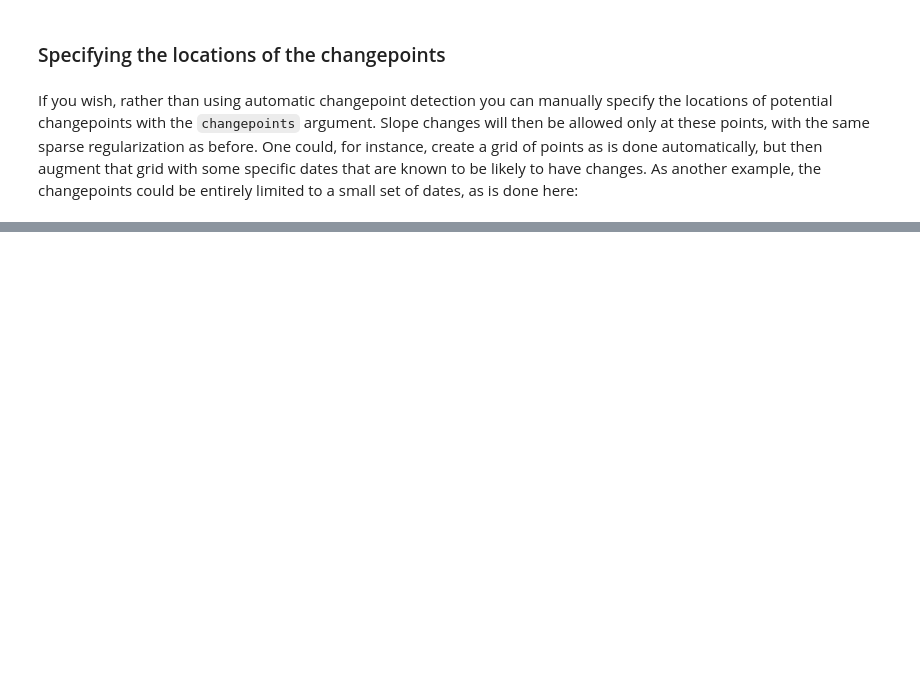
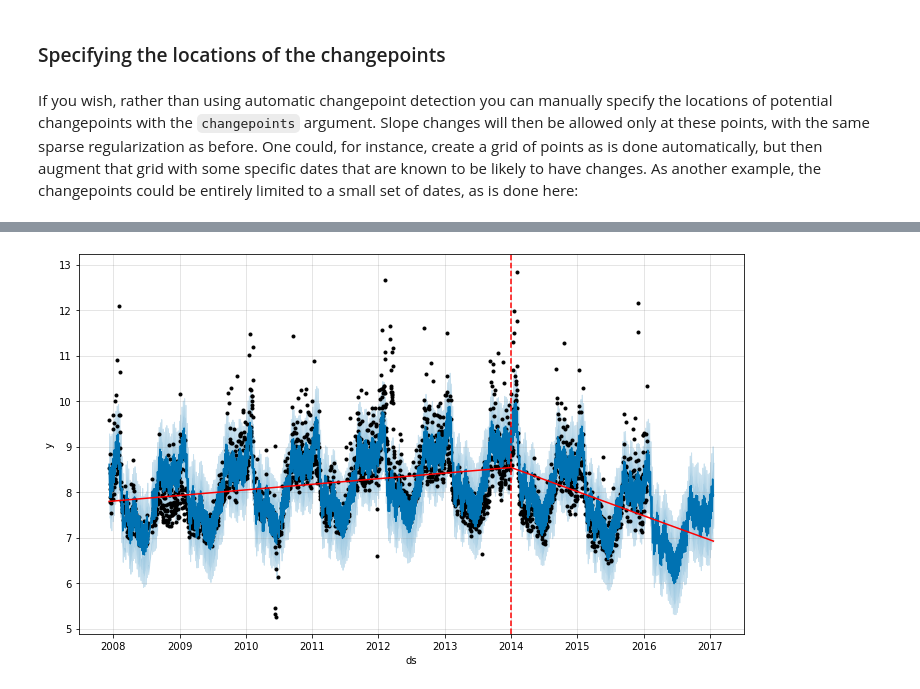
Before and after one commit to MargaretChenXiaoyue/prophet, a Jupyter notebook: notebooks/trend_changepoints.ipynb, the cells around one changed output, grey strips where cells are left out. Saved outputs shown, nothing was run; the diff lists cells and outputs as text; code cells hidden in the pictures; blank space fills up the shorter version.

```diff
--- a/notebooks/trend_changepoints.ipynb
+++ b/notebooks/trend_changepoints.ipynb
@@ -87,0 +89,6 @@ fig = m.plot(forecast)
+# %%
+from fbprophet.plot import add_changepoints_to_plot
+fig = m.plot(forecast)
+d = add_changepoints_to_plot(fig.gca(), m, forecast)
+# %% [output]
+[figure, added]
```
Also changed, not shown: parts of 8 cells of this notebook, 8 other files.
